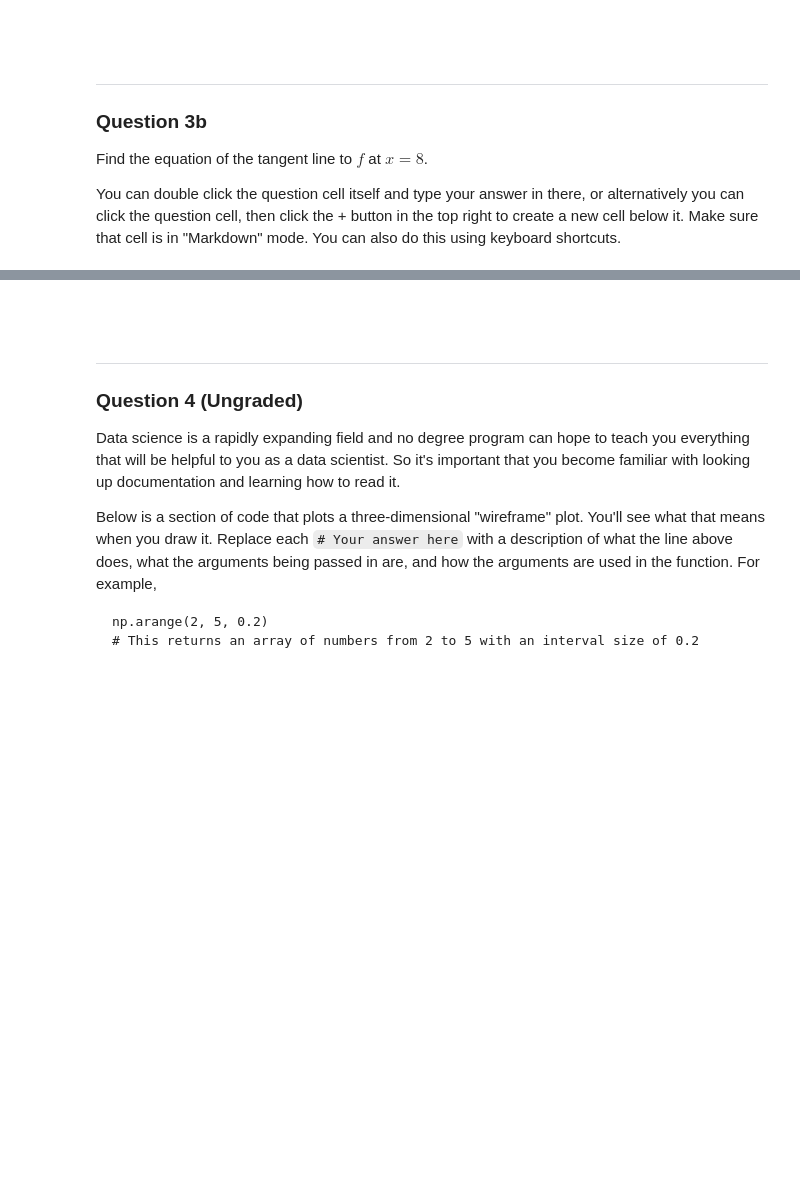
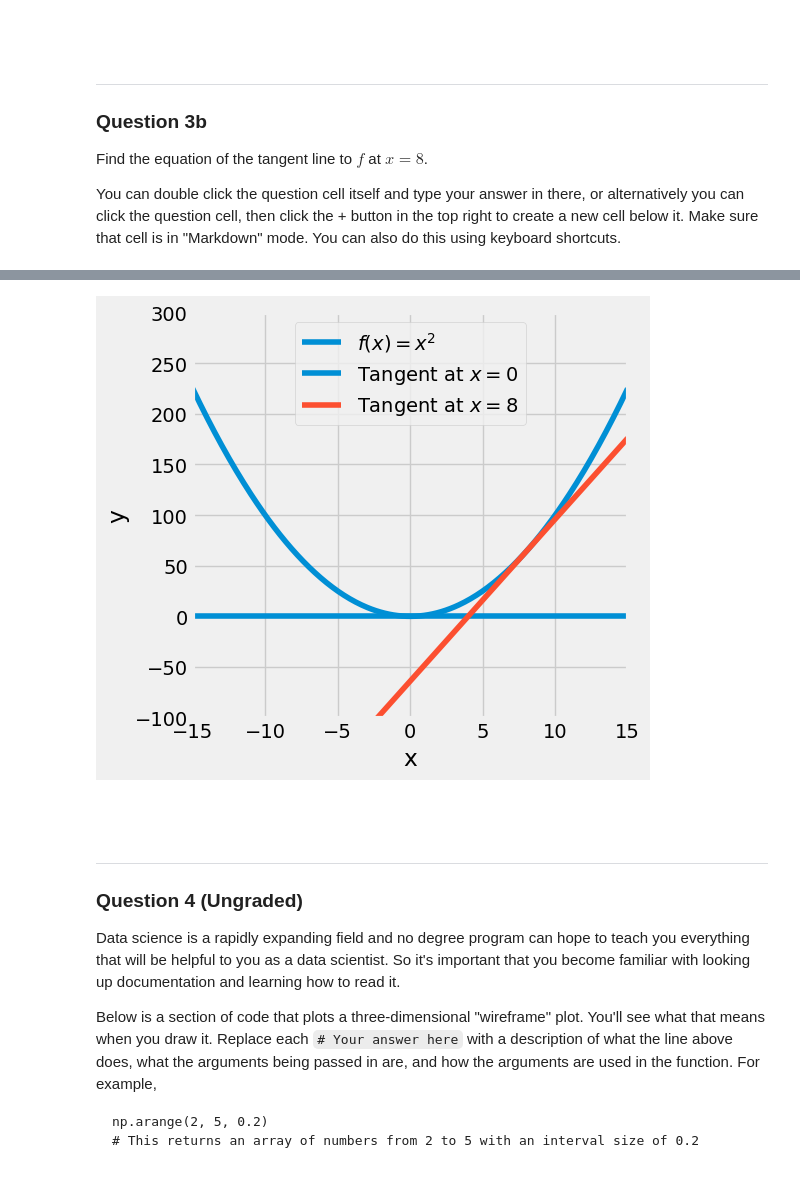
Before and after one commit to DilshodbekIkromov/data100, a Jupyter notebook: lab/lab01/lab01.ipynb, the cells around one changed output, grey strips where cells are left out. Cells and saved outputs as stored; diff of their text form; code cells hidden in the pictures; blank space fills up the shorter version.

```diff
--- a/lab/lab01/lab01.ipynb
+++ b/lab/lab01/lab01.ipynb
@@ -396,19 +461,42 @@ You should use the `plt.plot` function to plot lines. You may find the following
 - [`plt.figure(figsize=..)`](https://matplotlib.org/stable/api/_as_gen/matplotlib.pyplot.figure.html)
 - [`plt.ylim(..)`](https://matplotlib.org/stable/api/_as_gen/matplotlib.pyplot.ylim.html)
 - [`plt.axhline(..)`](https://matplotlib.org/stable/api/_as_gen/matplotlib.pyplot.axhline.html)
-# %%
-def f(x):
-    ...
-
-def f_deriv(x):
-    ...
-
-def plot(f, f_deriv):
-    # Hint: Use np.linspace()
-    x = ...
-    ...
-
-plot(f, f_deriv)
+# %%
+def f(x):
+    return x**2
+
+def f_deriv(x):
+    return 2*x
+
+def plot(f, f_deriv):
+    # Create figure with specified size
+    plt.figure(figsize=(5, 5))
+
+    # Create x values for plotting
+    x = np.linspace(-15, 15, 300)
+
+    # Plot the function f(x) = x^2
+    plt.plot(x, f(x), label='$f(x) = x^2$')
+
+    # Plot tangent line at x=0: y = 0
+    plt.axhline(y=0, label='Tangent at $x=0$')
+
+    # Plot tangent line at x=8: y = 16x - 64
+    plt.plot(x, 16*x - 64, label='Tangent at $x=8$')
+
+    # Set axis ranges
+    plt.xlim(-15, 15)
+    plt.ylim(-100, 300)
+
+    # Add labels and legend
+    plt.xlabel('x')
+    plt.ylabel('y')
+    plt.legend()
+    plt.grid(True)
+
+plot(f, f_deriv)
+# %% [output]
+[figure, added]
 # %% [markdown]
 <br/><br/>
 
```
Also changed, not shown: parts of 18 cells of this notebook, 4 other files.
